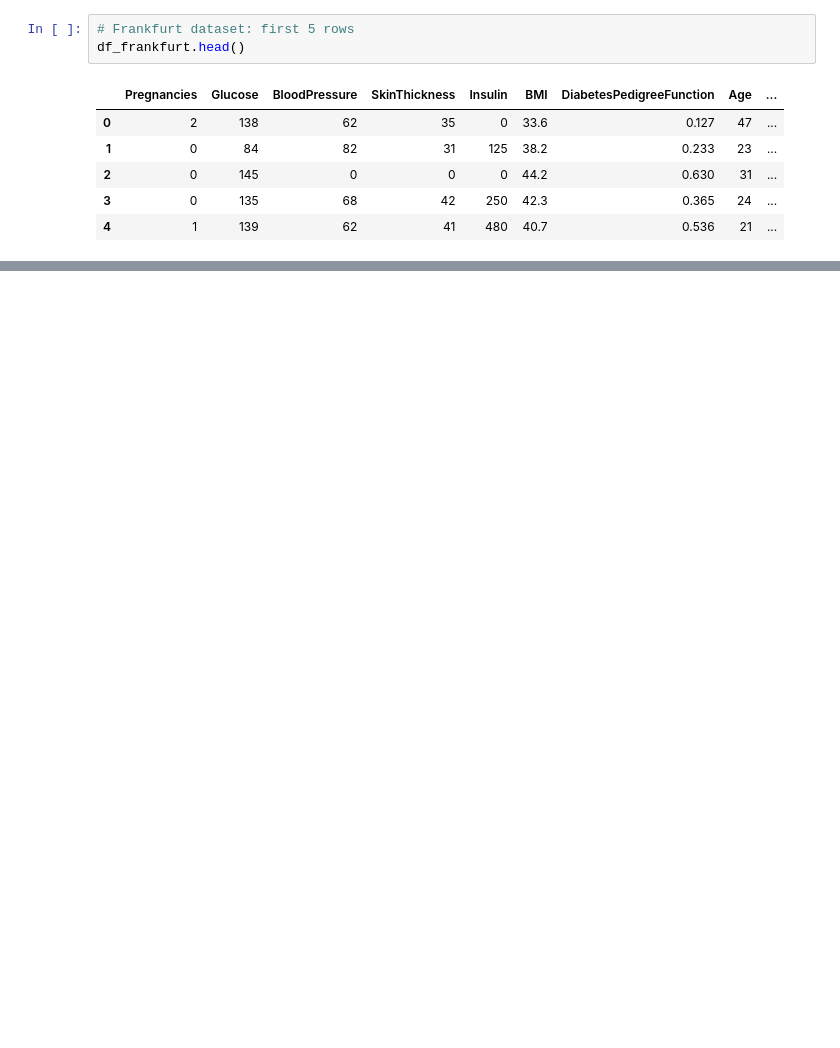
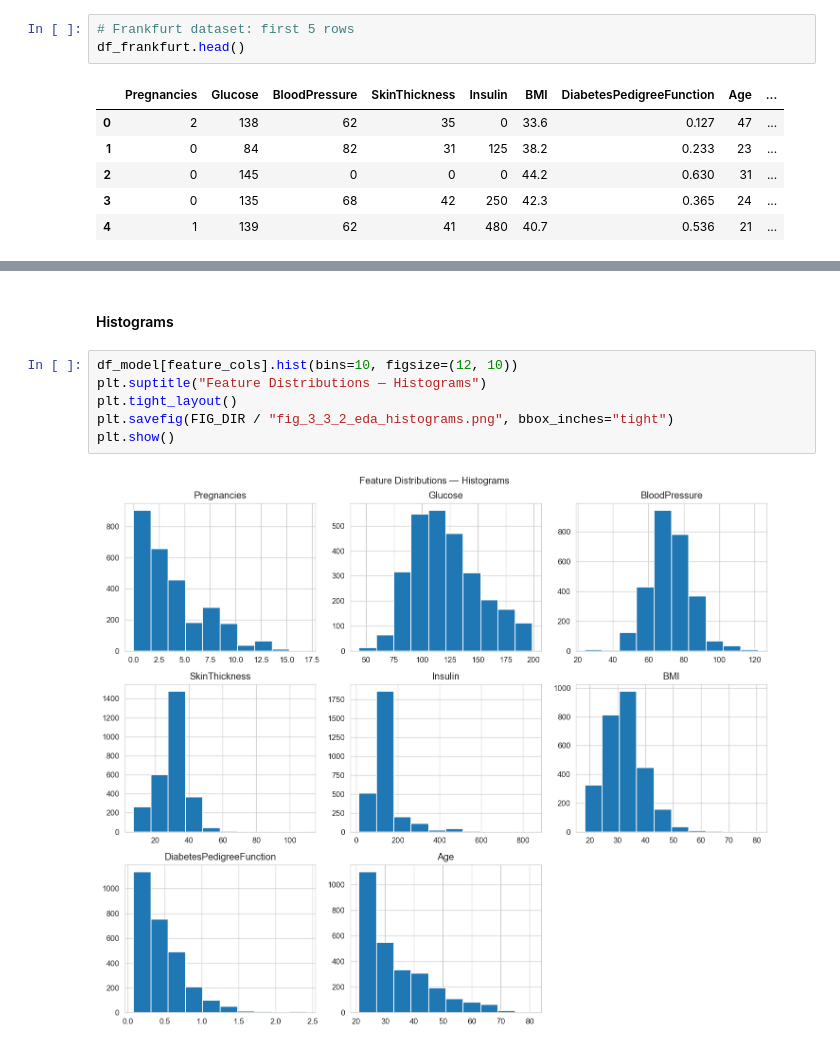
Before and after one commit to CceliaXXx818/diabetes-prediction-feature-selection, a Jupyter notebook: notebook.ipynb, the cells around one changed output, grey strips where cells are left out. Cells and saved outputs as stored; diff of their text form; blank space fills up the shorter version.

```diff
--- a/notebook.ipynb
+++ b/notebook.ipynb
@@ -336,0 +290,10 @@ Class distribution:
+# %% [markdown]
+#### Histograms
+# %%
+df_model[feature_cols].hist(bins=10, figsize=(12, 10))
+plt.suptitle("Feature Distributions — Histograms")
+plt.tight_layout()
+plt.savefig(FIG_DIR / "fig_3_3_2_eda_histograms.png", bbox_inches="tight")
+plt.show()
+# %% [output]
+[figure, added]
```
Also changed, not shown: parts of 51 cells of this notebook, 12 other files.
